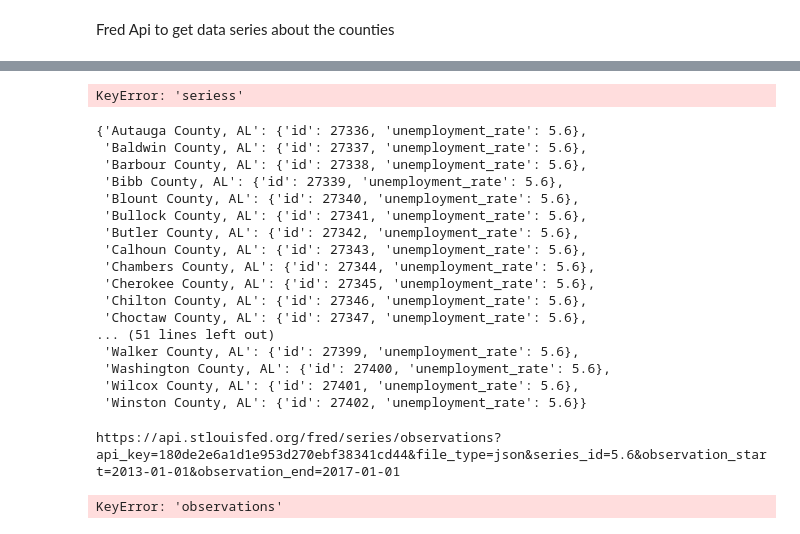
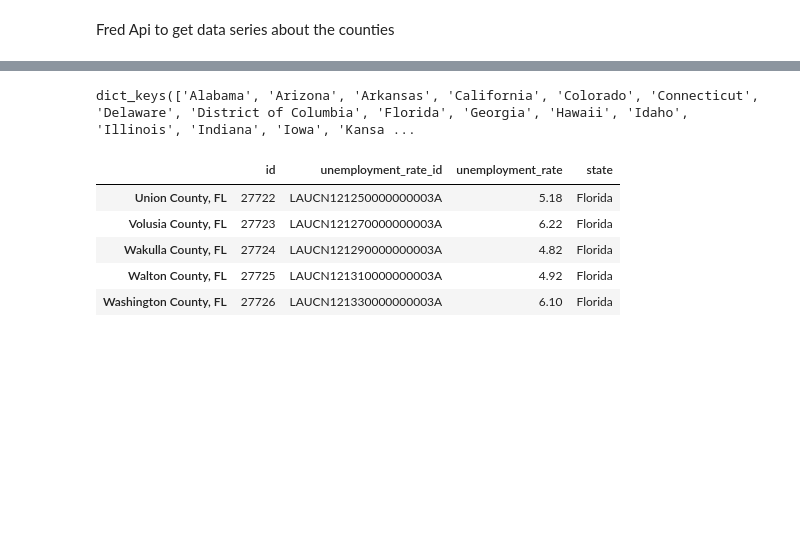
Before and after one commit to eleroux46/gun_violence, a Jupyter notebook: matis.ipynb, the cells around one changed output, grey strips where cells are left out. Saved outputs shown, nothing was run; the diff lists cells and outputs as text; code cells hidden in the pictures; blank space fills up the shorter version.

Commit message:
recuperation du chomage

```diff
--- a/matis.ipynb
+++ b/matis.ipynb
@@ -185,5 +194,6 @@ for state in dico_id_states.keys() : #on parcourt les états
 # %%
-state = "Alabama"
+#méthode en cherchant la série
+state = "Iowa"
 
 dic_state = dic_states_counties[state] #on se place dans le dictionnaire de l'état
 
@@ -196,8 +206,16 @@ for county in dic_states_counties[state].keys(): #on parcourt les counties
     response = requests.get(url, params= param)
     data = response.json()
 
+
+    #print(data)
+    #print(county)
+    #print(response.url)
+
     unemployment_rate_serie_id = data["seriess"][0]["id"]
-    dic_county["unemployment_rate"] = unemployment_rate_serie_id
+    dic_county["unemployment_rate_id"] = unemployment_rate_serie_id
+
+    time.sleep(1)
+
 
     #récupération de la série en commentaire à cause de la limite de requests par minute
     # url = "https://api.stlouisfed.org/fred/series/observations?" #on va chercher les séries correspondant au chomage annuel
@@ -212,5 +230,3 @@ for county in dic_states_counties[state].keys(): #on parcourt les counties
     # unemployment_rate_mean = mean(liste_observations)
 
     # dic_county["unemployment_rate"] = unemployment_rate_mean
-# %% [output]
-KeyError: 'seriess'
@@ -217,44 +276,17 @@ KeyError: 'seriess'
 # %%
-dic_states_counties[state]
+dic_states_counties.keys()
 # %% [output]
-{'Autauga County, AL': {'id': 27336, 'unemployment_rate': 5.6},
- 'Baldwin County, AL': {'id': 27337, 'unemployment_rate': 5.6},
- 'Barbour County, AL': {'id': 27338, 'unemployment_rate': 5.6},
- 'Bibb County, AL': {'id': 27339, 'unemployment_rate': 5.6},
- 'Blount County, AL': {'id': 27340, 'unemployment_rate': 5.6},
- 'Bullock County, AL': {'id': 27341, 'unemployment_rate': 5.6},
- 'Butler County, AL': {'id': 27342, 'unemployment_rate': 5.6},
- 'Calhoun County, AL': {'id': 27343, 'unemployment_rate': 5.6},
- 'Chambers County, AL': {'id': 27344, 'unemployment_rate': 5.6},
- 'Cherokee County, AL': {'id': 27345, 'unemployment_rate': 5.6},
- 'Chilton County, AL': {'id': 27346, 'unemployment_rate': 5.6},
- 'Choctaw County, AL': {'id': 27347, 'unemployment_rate': 5.6},
-... (51 lines left out)
- 'Walker County, AL': {'id': 27399, 'unemployment_rate': 5.6},
- 'Washington County, AL': {'id': 27400, 'unemployment_rate': 5.6},
- 'Wilcox County, AL': {'id': 27401, 'unemployment_rate': 5.6},
- 'Winston County, AL': {'id': 27402, 'unemployment_rate': 5.6}}
+dict_keys(['Alabama', 'Arizona', 'Arkansas', 'California', 'Colorado', 'Connecticut', 'Delaware', 'District of Columbia', 'Florida', 'Georgia', 'Hawaii', 'Idaho', 'Illinois', 'Indiana', 'Iowa', 'Kansa ...
-# %%
-state = "Alabama"
-
-dic_state = dic_states_counties[state] #on se place dans le dictionnaire de l'état
-
-for county in dic_states_counties[state].keys(): #on parcourt les counties
-    dic_county = dic_state[county] #on se place dans le dictionnaire du county
-
-    #récupération de la série
-    url = "https://api.stlouisfed.org/fred/series/observations?" #on va chercher les séries correspondant au chomage annuel
-    param = {"api_key" : api_key, "file_type" : "json", "series_id" : dic_county["unemployment_rate"], "observation_start" : "2013-01-01", "observation_end" : "2017-01-01"}
-
-    response = requests.get(url, params= param)
-    data = response.json()
-
-    print(response.url)
-
-    liste_observations = [float(obs["value"]) for obs in data["observations"]]
-    unemployment_rate_mean = mean(liste_observations)
-
-    dic_county["unemployment_rate"] = unemployment_rate_mean
-# %% [output]
-https://api.stlouisfed.org/fred/series/observations?api_key=180de2e6a1d1e953d270ebf38341cd44&file_type=json&series_id=5.6&observation_start=2013-01-01&observation_end=2017-01-01
-KeyError: 'observations'
+# %%
+df1 = pd.DataFrame.from_dict(dic_states_counties[state], orient = "index")
+df1["state"] = state
+df = pd.concat([df, df1])
+df.to_csv(path_or_buf="lol2.csv")
+df.tail(5)
+# %% [output]
+|  | id | unemployment_rate_id | unemployment_rate | state |
+| Union County, FL | 27722 | LAUCN121250000000003A | 5.18 | Florida |
+| Volusia County, FL | 27723 | LAUCN121270000000003A | 6.22 | Florida |
+| Wakulla County, FL | 27724 | LAUCN121290000000003A | 4.82 | Florida |
+| Walton County, FL | 27725 | LAUCN121310000000003A | 4.92 | Florida |
+| Washington County, FL | 27726 | LAUCN121330000000003A | 6.10 | Florida |
```
Also changed, not shown: parts of 7 cells of this notebook.
